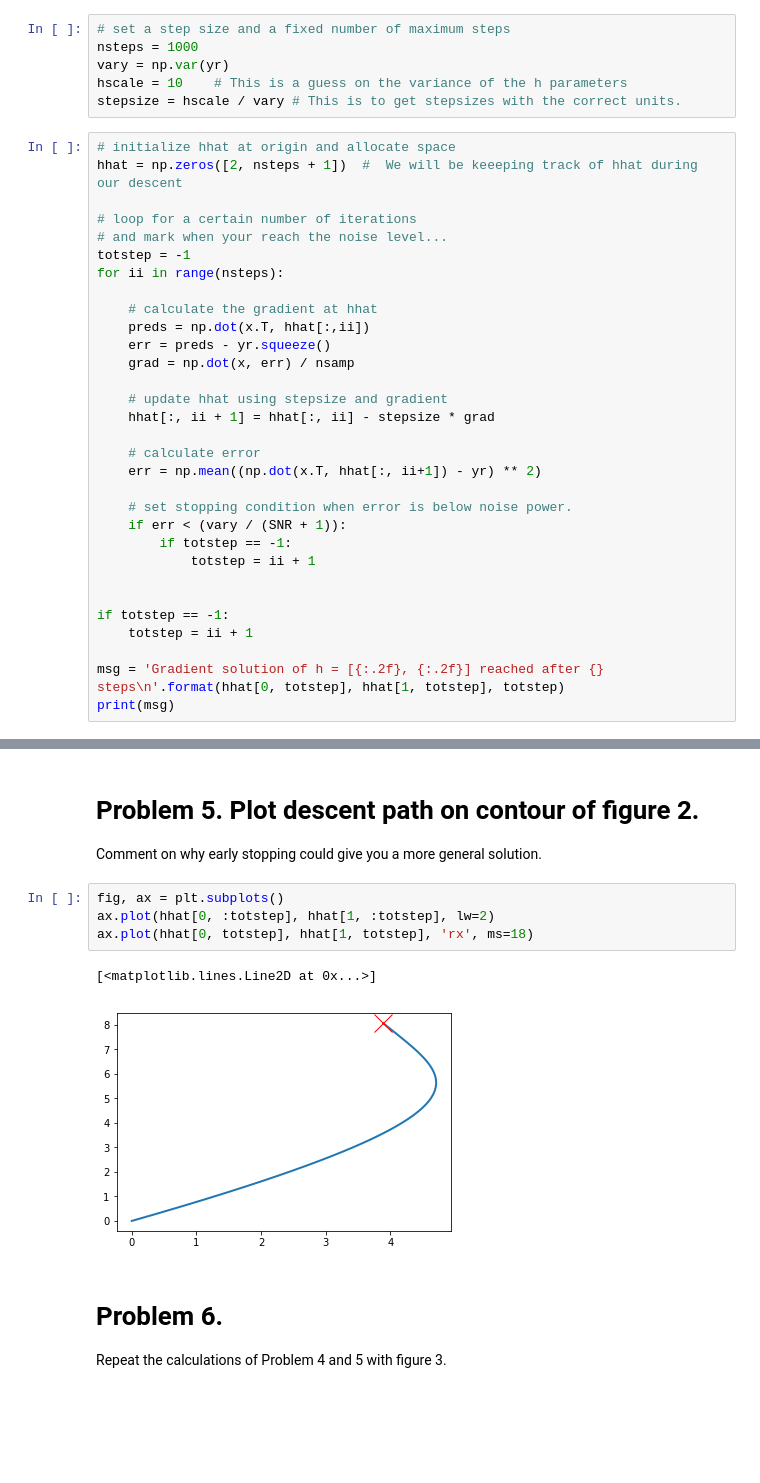
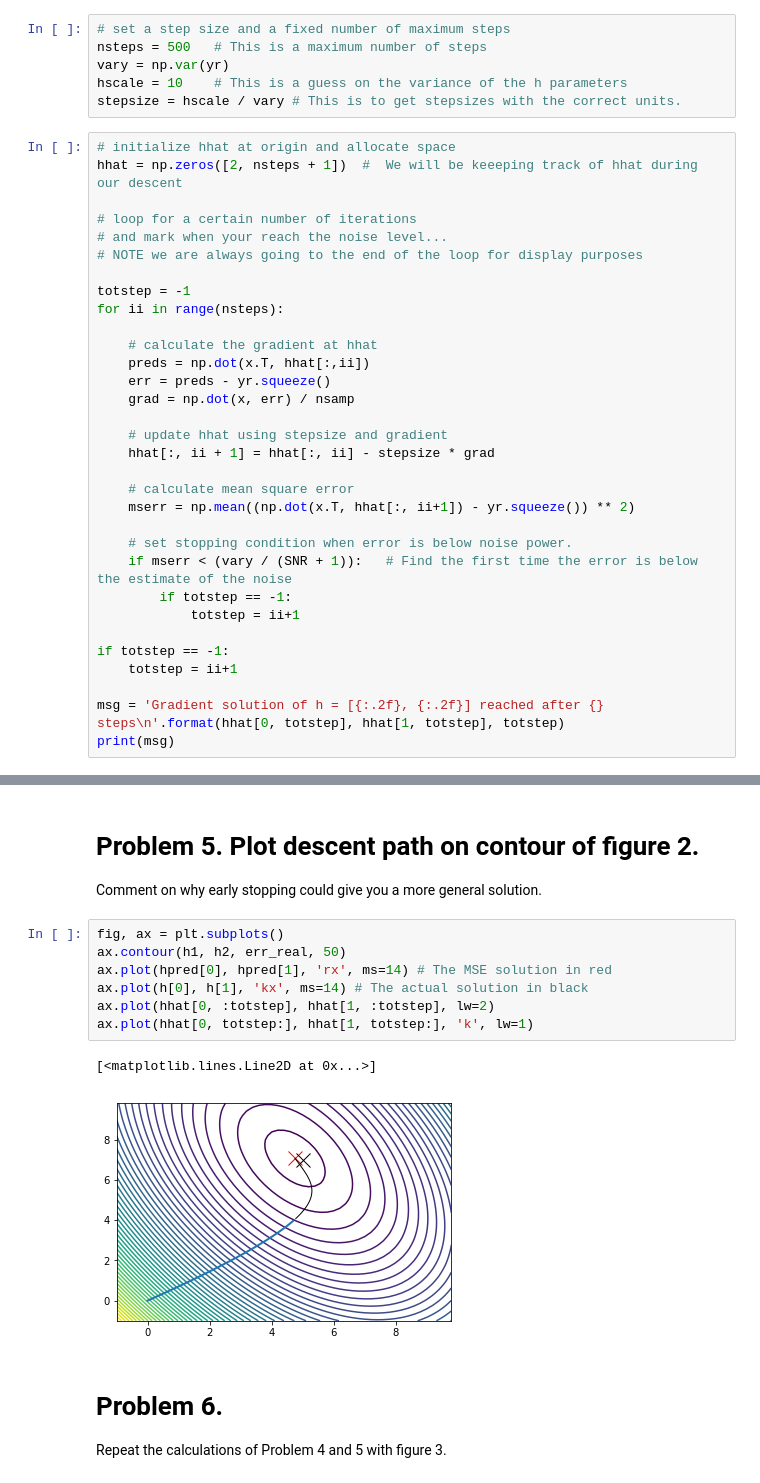
Before and after one commit to theunissenlab/crcns, a Jupyter notebook: python/needs_review/gradient_descent/exercise-gradient_descent.ipynb, the cells around one changed output, grey strips where cells are left out. Drawn from its saved outputs; the diff is of its cells as text; blank space fills up the shorter version.

Commit message:
Gradient Descent Ready for Action
Fixed minor bugs (on error estimation) and got displays with all the curves.

```diff
--- a/python/needs_review/gradient_descent/exercise-gradient_descent.ipynb
+++ b/python/needs_review/gradient_descent/exercise-gradient_descent.ipynb
@@ -141,7 +179,7 @@ print out the final solution. Stop the descent when error is less than
 the noise power.
 # %%
 # set a step size and a fixed number of maximum steps
-nsteps = 1000
+nsteps = 500   # This is a maximum number of steps
 vary = np.var(yr)
 hscale = 10    # This is a guess on the variance of the h parameters
 stepsize = hscale / vary # This is to get stepsizes with the correct units.
@@ -151,6 +189,8 @@ hhat = np.zeros([2, nsteps + 1])  #  We will be keeeping track of hhat during ou
 
 # loop for a certain number of iterations
 # and mark when your reach the noise level...
+# NOTE we are always going to the end of the loop for display purposes
+
 totstep = -1
 for ii in range(nsteps):
 
@@ -162,17 +202,16 @@ for ii in range(nsteps):
     # update hhat using stepsize and gradient
     hhat[:, ii + 1] = hhat[:, ii] - stepsize * grad
 
-    # calculate error
-    err = np.mean((np.dot(x.T, hhat[:, ii+1]) - yr) ** 2)
+    # calculate mean square error
+    mserr = np.mean((np.dot(x.T, hhat[:, ii+1]) - yr.squeeze()) ** 2)
 
     # set stopping condition when error is below noise power.
-    if err < (vary / (SNR + 1)):
+    if mserr < (vary / (SNR + 1)):   # Find the first time the error is below the estimate of the noise
         if totstep == -1:
-            totstep = ii + 1
-
+            totstep = ii+1
 
 if totstep == -1:
-    totstep = ii + 1
+    totstep = ii+1
 
 msg = 'Gradient solution of h = [{:.2f}, {:.2f}] reached after {} steps\n'.format(hhat[0, totstep], hhat[1, totstep], totstep)
 print(msg)
@@ -183,11 +222,14 @@ Gradient solution of h = [3.89, 8.07] reached after 1000 steps
 Comment on why early stopping could give you a more general solution.
 # %%
 fig, ax = plt.subplots()
+ax.contour(h1, h2, err_real, 50)
+ax.plot(hpred[0], hpred[1], 'rx', ms=14) # The MSE solution in red
+ax.plot(h[0], h[1], 'kx', ms=14) # The actual solution in black
 ax.plot(hhat[0, :totstep], hhat[1, :totstep], lw=2)
-ax.plot(hhat[0, totstep], hhat[1, totstep], 'rx', ms=18)
+ax.plot(hhat[0, totstep:], hhat[1, totstep:], 'k', lw=1)
 # %% [output]
 [<matplotlib.lines.Line2D at 0x...>]
-[figure, old version]
+[figure, new version]
 # %% [markdown]
 # Problem 6.
 
```
Also changed, not shown: parts of 40 cells of this notebook.
